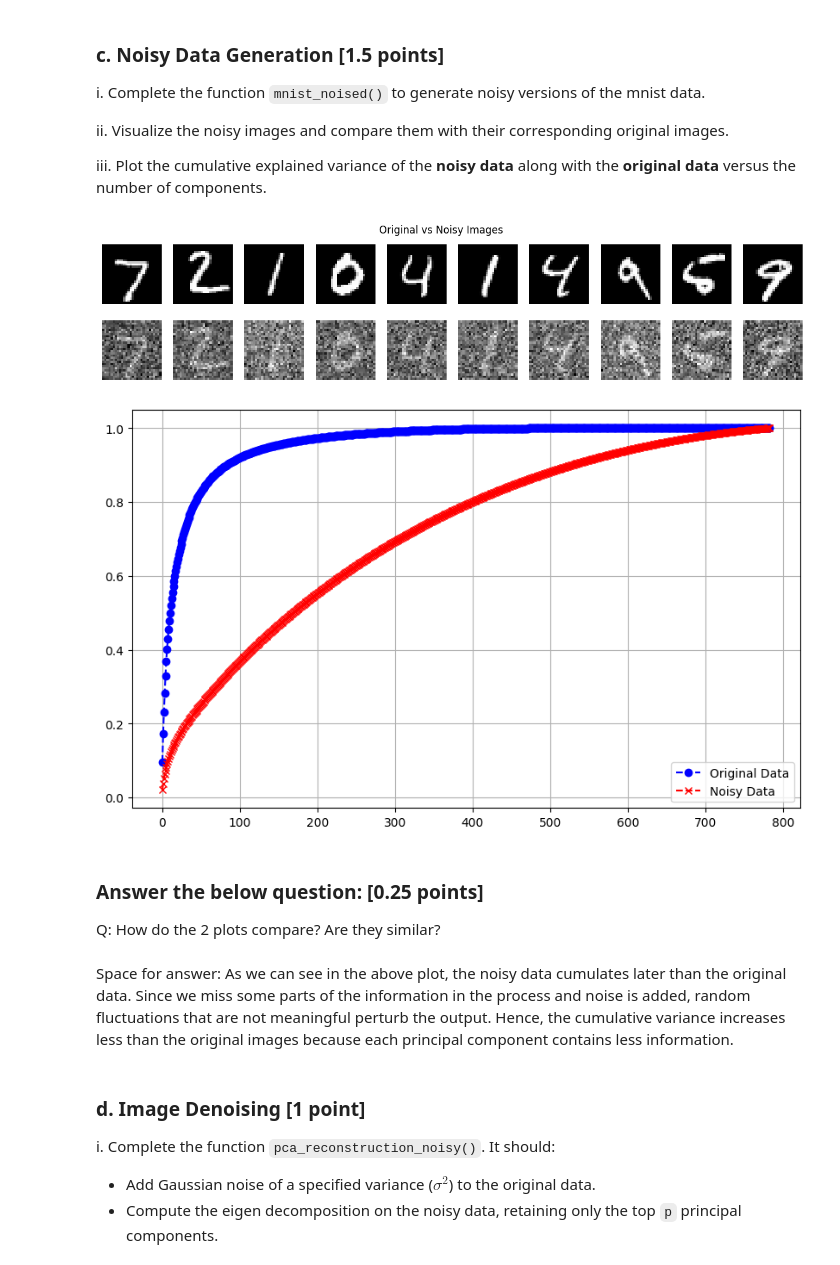
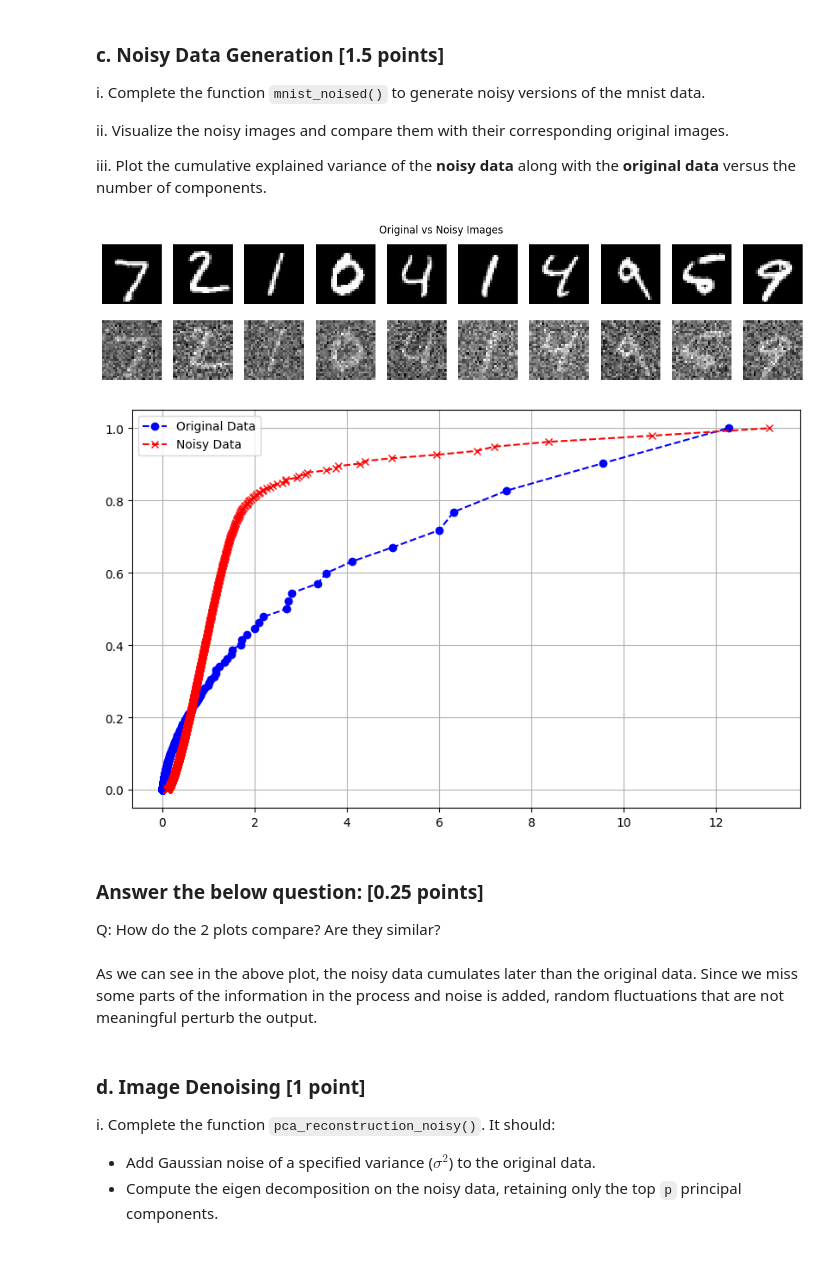
Before and after one commit to mahsaama/NeuralNetworks, a Jupyter notebook: Assignment3/NNTI_Assignment3_(Q3.4).ipynb, the cells around one changed output. Cells and saved outputs as stored; diff of their text form; code cells hidden in the pictures.

```diff
--- a/Assignment3/NNTI_Assignment3_(Q3.4).ipynb
+++ b/Assignment3/NNTI_Assignment3_(Q3.4).ipynb
@@ -73,7 +69,7 @@ def eigen_decomp(X):
   cov_matrix = XTX / (XTX.shape[0] - 1)
   eigvals, eigvecs = torch.linalg.eigh(cov_matrix)
 
-  sorted_indices = torch.argsort(eigvals, descending=True)
+  sorted_indices = torch.argsort(eigvals, descending=False)
   eigvals = eigvals[sorted_indices]
   eigvecs = eigvecs[:, sorted_indices]
 
@@ -124,7 +117,7 @@ def pca_reconstruction_error(X, p, eigvecs):
             - X_reconstructed (torch.Tensor): The reconstructed data using `p` principal components.
    """
    X = X - X.mean(dim=0)
-   top_p_eigvecs = eigvecs[:, :p]
+   top_p_eigvecs = eigvecs[:, -p:]
    X_projected = X@top_p_eigvecs
    X_reconstructed = X_projected @ top_p_eigvecs.T
    reconstruction_error = torch.norm(X - X_reconstructed, 'fro') / torch.norm(X, 'fro')
@@ -177,45 +170,43 @@ def mnist_noised(X, noise_var=0.25):
         torch.Tensor: A tensor with Gaussian noise added to each element of `X`..
    """
    std = torch.sqrt(torch.tensor([noise_var]))
    mean = torch.zeros(X.shape)
    std = torch.zeros(X.shape) + std
    noise =  torch.normal(mean=mean, std=std)
    return X + noise
 
 # Add Gaussian noise to the data
 noisy_data = mnist_noised(X)
 
 # Plot some original and noisy images
 fig, axes = plt.subplots(2, 10, figsize=(15, 3))
 for i in range(10):
     axes[0, i].imshow(X[i].reshape(28, 28), cmap='gray')
     axes[0, i].axis('off')
     axes[1, i].imshow(noisy_data[i].reshape(28, 28), cmap='gray')
     axes[1, i].axis('off')
 plt.suptitle('Original vs Noisy Images')
 plt.show()
 
 # Compute eigen decomposition for the noisy data
 eigvals_noisy, eigvecs_noisy, cumulative_variance_explained_noisy = eigen_decomp(noisy_data)
 
 # Plot the cumulative variance for noisy data and original data
 plt.figure(figsize=(10, 6))
-
-plt.plot(cumulative_variance_explained, marker='o', linestyle='--', color='b', label="Original Data")
-plt.plot(cumulative_variance_explained_noisy, marker='x', linestyle='--', color='r', label='Noisy Data')
-
+plt.plot(eigvals, cumulative_variance_explained, marker='o', linestyle='--', color='b', label="Original Data")
+plt.plot(eigvals_noisy, cumulative_variance_explained_noisy, marker='x', linestyle='--', color='r', label='Noisy Data')
 plt.grid(True)
 plt.legend()
 plt.show()
 # %% [output]
-[figure, old version]
+[figure, new version]
-[figure, old version]
+[figure, new version]
 # %% [markdown]
 ### Answer the below question: [0.25 points]
 
 Q: How do the 2 plots compare? Are they similar?
 # %% [markdown]
-Space for answer: As we can see in the above plot, the noisy data cumulates later than the original data. Since we miss some parts of the information in the process and noise is added, random fluctuations that are not meaningful perturb the output. Hence, the cumulative variance increases less than the original images because each principal component contains less information.
+As we can see in the above plot, the noisy data cumulates later than the original data. Since we miss some parts of the information in the process and noise is added, random fluctuations that are not meaningful perturb the output.
 # %% [markdown]
 ### d. Image Denoising [1 point]
 
```
Also changed, not shown: parts of 5 cells of this notebook.
